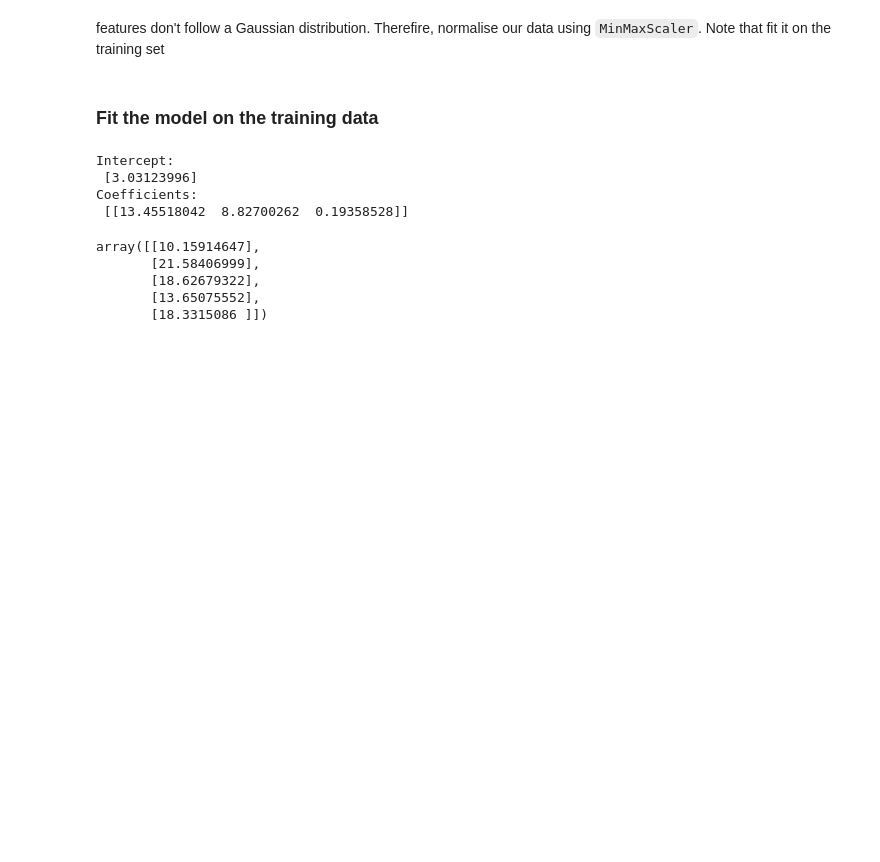
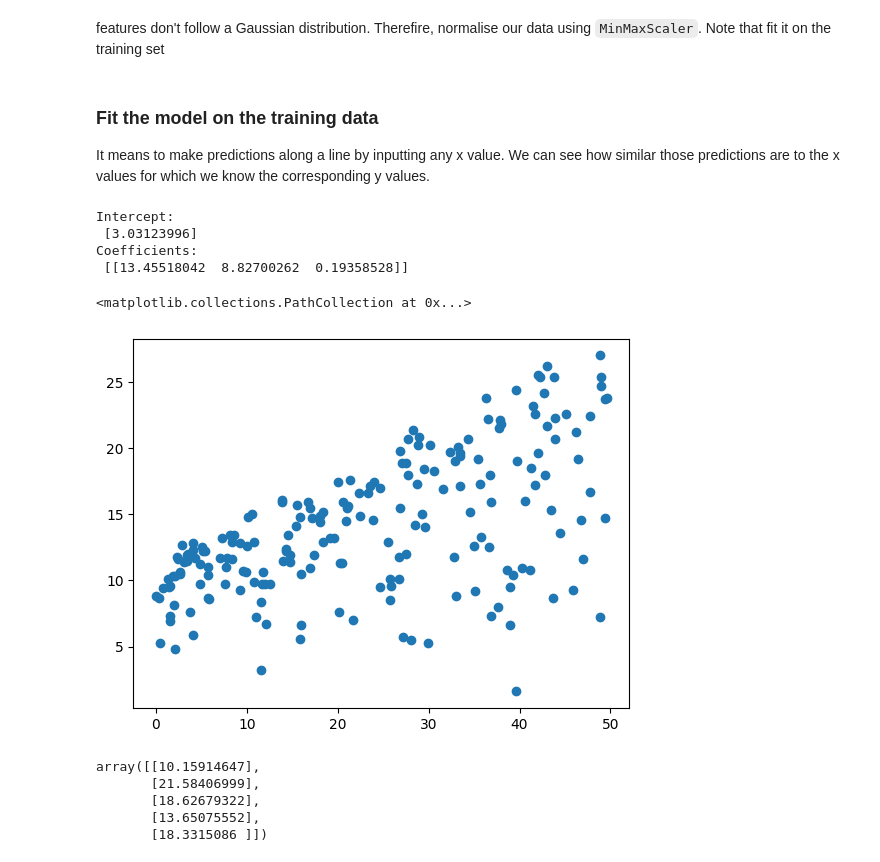
Before and after one commit to chens125/codingTasks, a Jupyter notebook: T17 - Simple Linear Regression/practice_file.ipynb, the cells around one changed output. Saved outputs shown, nothing was run; the diff lists cells and outputs as text; code cells hidden in the pictures; blank space fills up the shorter version.

```diff
--- a/T17 - Simple Linear Regression/practice_file.ipynb
+++ b/T17 - Simple Linear Regression/practice_file.ipynb
@@ -190,30 +207,36 @@ sc.fit(X_train)
 # Apply the scaler on train and test data
 X_train = sc.transform(X_train)    # what's the differece between fit() and transform(?)
 X_test = sc.transform(X_test)
-# %% [markdown]
-
-### Fit the model on the training data
+# %% [markdown]
+
+### Fit the model on the training data
+
+It means to make predictions along a line by inputting any x value. We can see how similar those predictions are to the x values for which we know the corresponding y values.
 # %%
 import numpy as np
 
 # Fit a model
 lm = LinearRegression()
 model = lm.fit(X_train, y_train)
 predictions = lm.predict(X_test)
 
 # Create line coordinates
 X_line = np.empty(X_test.shape)               # what's np.empty?
 for i in range(X_test.shape[1]):
     X_line[:, i] = np.linspace(np.min(X_test[:,i]), np.max(X_test[:,i]), num=X_test.shape[0])
 y_line = lm.predict(X_line)
 
 print('Intercept: \n', lm.intercept_)
 print('Coefficients: \n', lm.coef_)
+
+plt.scatter(x,y)
 # %% [output]
 Intercept:
  [3.03123996]
 Coefficients:
  [[13.45518042  8.82700262  0.19358528]]
+<matplotlib.collections.PathCollection at 0x...>
+[figure, added]
 # %%
 # Predictions
 predictions[0:5]
```
Also changed, not shown: parts of 7 cells of this notebook, 6 other files.
